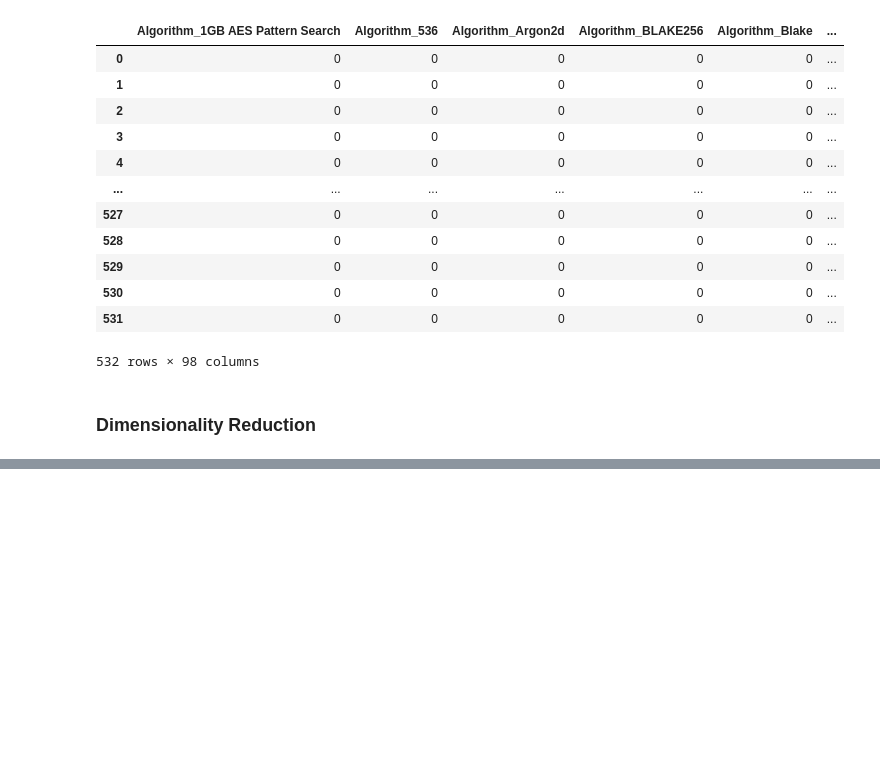
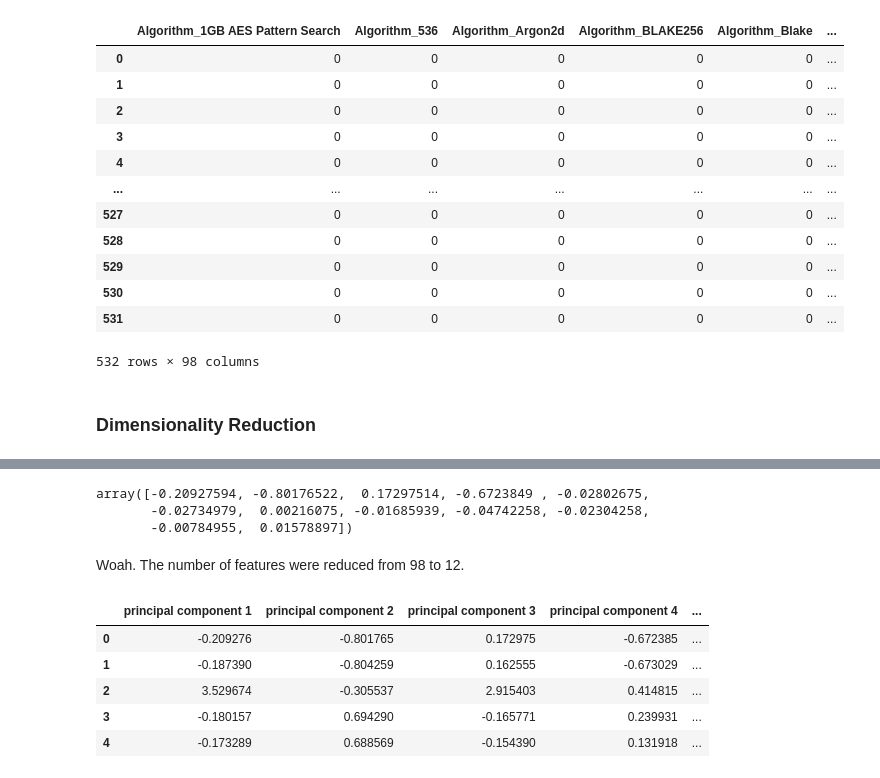
Before and after one commit to savi09/cryptocurrency, a Jupyter notebook: crypto.ipynb, the cells around one changed output, grey strips where cells are left out. Cells and saved outputs as stored; diff of their text form; code cells hidden in the pictures; blank space fills up the shorter version.

```diff
--- a/crypto.ipynb
+++ b/crypto.ipynb
@@ -253,8 +253,11 @@ crypto_8
 # %% [markdown]
 ### Dimensionality Reduction
 # %%
-# # Initialize PCA model
-# pca = PCA(n_components=0.90)
+from sklearn.decomposition import PCA
 
-# # Get two principal components for the data.
-# crypto_pca = pca.fit_transform(df_shopping)
+# Initialize PCA model
+pca = PCA(n_components=0.90)
+
+# Get components for the data.
+crypto_pca = pca.fit_transform(crypto_8)
+crypto_pca
@@ -260,0 +278,24 @@ crypto_8
+# %%
+crypto_pca[0]
+# %% [output]
+array([-0.20927594, -0.80176522,  0.17297514, -0.6723849 , -0.02802675,
+       -0.02734979,  0.00216075, -0.01685939, -0.04742258, -0.02304258,
+       -0.00784955,  0.01578897])
+# %% [markdown]
+Woah. The number of features were reduced from 98 to 12.
+# %%
+# Transform PCA data to a DataFrame
+df_crypto_pca = pd.DataFrame(
+    data=crypto_pca, columns=["principal component 1", "principal component 2", "principal component 3",
+                                "principal component 4", "principal component 5", "principal component 6",
+                                "principal component 7", "principal component 8", "principal component 9",
+                                "principal component 10", "principal component 11", "principal component 12"]
+)
+df_crypto_pca.head()
+# %% [output]
+|  | principal component 1 | principal component 2 | principal component 3 | principal component 4 | ... |
+| 0 | -0.209276 | -0.801765 | 0.172975 | -0.672385 | ... |
+| 1 | -0.187390 | -0.804259 | 0.162555 | -0.673029 | ... |
+| 2 | 3.529674 | -0.305537 | 2.915403 | 0.414815 | ... |
+| 3 | -0.180157 | 0.694290 | -0.165771 | 0.239931 | ... |
+| 4 | -0.173289 | 0.688569 | -0.154390 | 0.131918 | ... |
```
Also changed, not shown: parts of 1 cell of this notebook.
